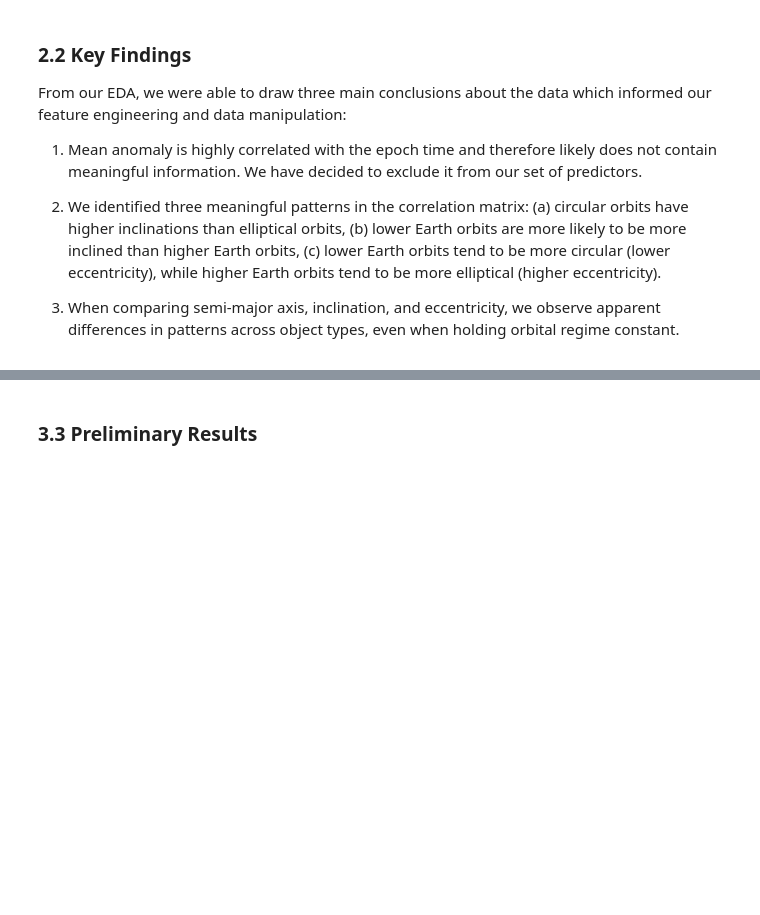
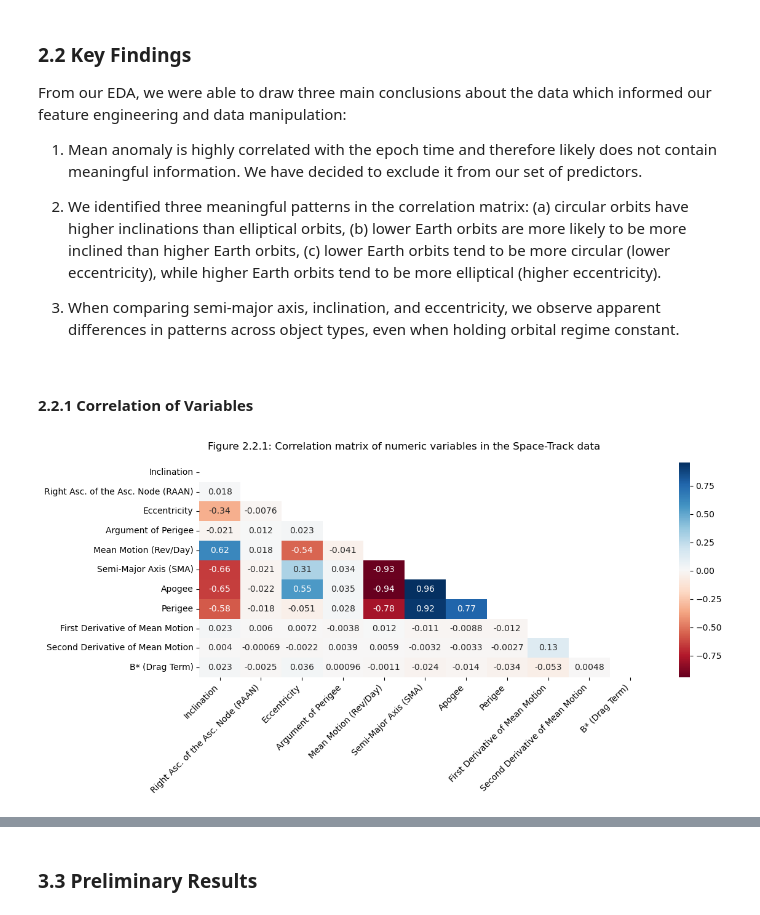
Before and after one commit to tedinspace/space-object-identification, a Jupyter notebook: src/Milestone4.ipynb, the cells around one changed output, grey strips where cells are left out. Cells and saved outputs as stored; diff of their text form; code cells hidden in the pictures; blank space fills up the shorter version.

```diff
--- a/src/Milestone4.ipynb
+++ b/src/Milestone4.ipynb
@@ -221,7 +226,7 @@ From our EDA, we were able to draw three main conclusions about the data which i
 # %%
 # Separate features into different categories
 X_numerical = ['INCL', 'RAAN', 'ECC', 'ARG_PER', 'MEAN_MOTION', 'SMA_KM','APOGEE_KM', 'PERIGEE_KM', 'MEAN_MOTION_1ST_DER']
-X_numerical_revised = X_numerical + ['MEAN_MOTION_1ST_DER', 'B_STAR']
+X_numerical_revised = X_numerical + ['MEAN_MOTION_2ND_DER', 'B_STAR']
 response = 'TYPE'
 
 # Fetch final dataframe
@@ -231,3 +236,9 @@ df_final = pd.read_csv('../data/large/final_df_v1.csv') # <-- Run Part 1 of Data
 df_payload = df_final[df_final['TYPE'] == 'PAYLOAD']
 df_rb = df_final[df_final['TYPE'] == 'ROCKET BODY']
 df_debris = df_final[df_final['TYPE'] == 'DEBRIS']
+# %% [markdown]
+#### 2.2.1 Correlation of Variables
+# %%
+viz.plot_corr_matrix(df_final, X_numerical_revised, viz.pretty_column_names(), "Figure 2.2.1: Correlation matrix of numeric variables in the Space-Track data")
+# %% [output]
+[figure, added]
```
Also changed, not shown: parts of 20 cells of this notebook, 1 other file.
